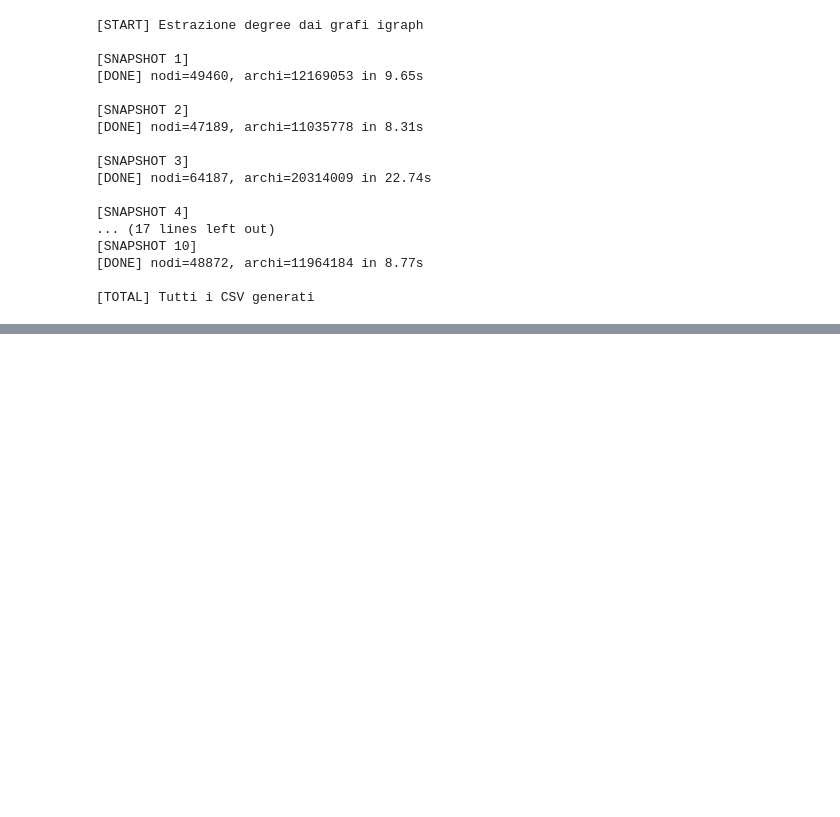
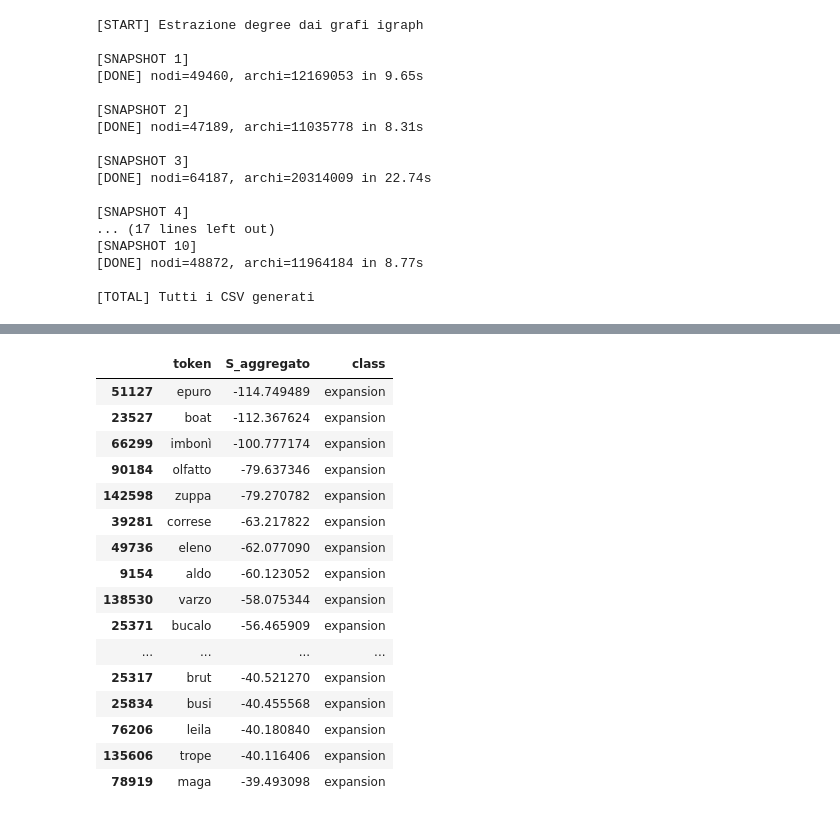
Before and after one commit to ChefBB/acn_project, a Jupyter notebook: dynet/RQ1.ipynb, the cells around one changed output, grey strips where cells are left out. Cells and saved outputs as stored; diff of their text form; code cells hidden in the pictures; blank space fills up the shorter version.

```diff
--- a/dynet/RQ1.ipynb
+++ b/dynet/RQ1.ipynb
@@ -164,0 +326,21 @@ print("\n[TOTAL] Tutti i CSV generati")
+# %%
+# espansione forte
+df.sort_values("S_aggregato", ascending=True).head(20)
+# %% [output]
+|  | token | S_aggregato | class |
+| 51127 | epuro | -114.749489 | expansion |
+| 23527 | boat | -112.367624 | expansion |
+| 66299 | imbonì | -100.777174 | expansion |
+| 90184 | olfatto | -79.637346 | expansion |
+| 142598 | zuppa | -79.270782 | expansion |
+| 39281 | correse | -63.217822 | expansion |
+| 49736 | eleno | -62.077090 | expansion |
+| 9154 | aldo | -60.123052 | expansion |
+| 138530 | varzo | -58.075344 | expansion |
+| 25371 | bucalo | -56.465909 | expansion |
+| ... | ... | ... | ... |
+| 25317 | brut | -40.521270 | expansion |
+| 25834 | busi | -40.455568 | expansion |
+| 76206 | leila | -40.180840 | expansion |
+| 135606 | trope | -40.116406 | expansion |
+| 78919 | maga | -39.493098 | expansion |
```
Also changed, not shown: parts of 13 cells of this notebook.
